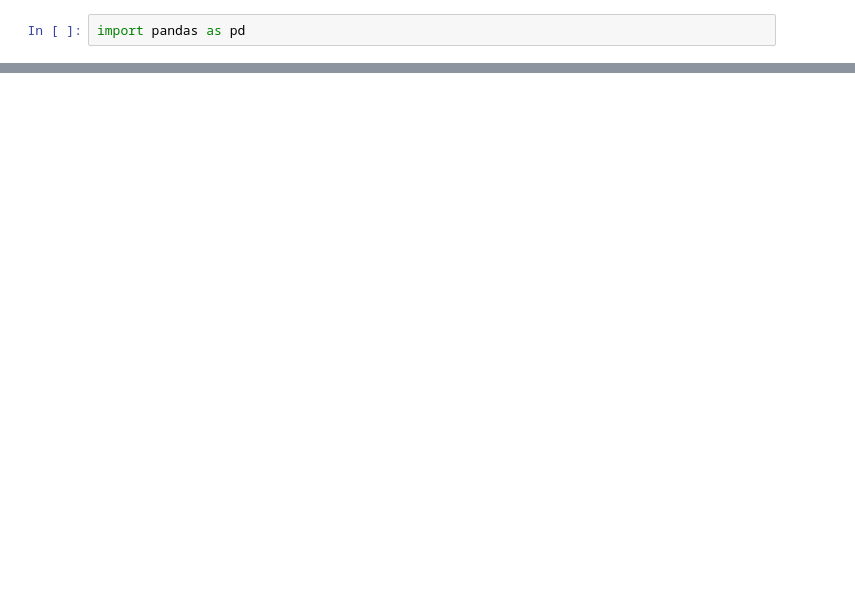
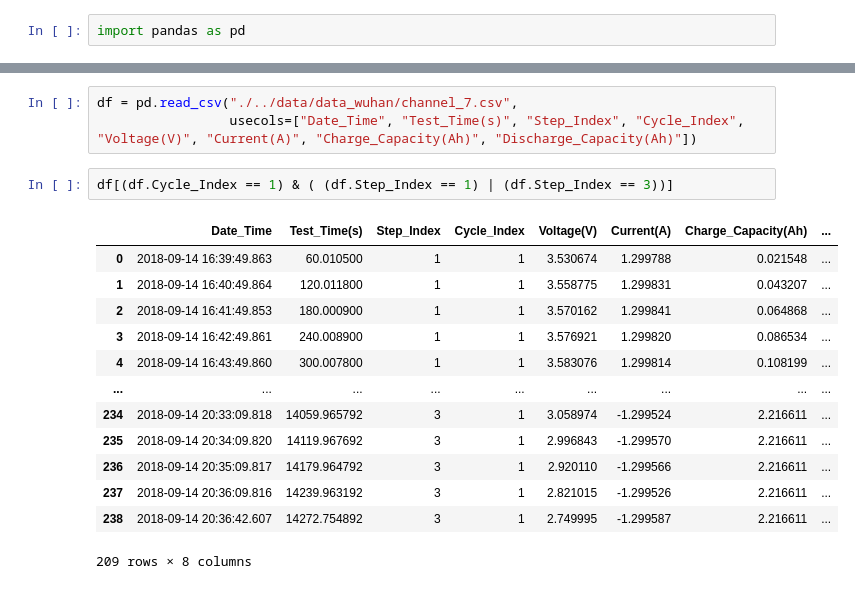
Before and after one commit to quang-ng/thesis-2020, a Jupyter notebook: jupyter_notebooks/generate_data_channel_7.ipynb, the cells around one changed output, grey strips where cells are left out. Saved outputs shown, nothing was run; the diff lists cells and outputs as text; blank space fills up the shorter version.

```diff
--- a/jupyter_notebooks/generate_data_channel_7.ipynb
+++ b/jupyter_notebooks/generate_data_channel_7.ipynb
@@ -108,0 +3,19 @@ fig.show()
+# %%
+df = pd.read_csv("./../data/data_wuhan/channel_7.csv",
+                 usecols=["Date_Time", "Test_Time(s)", "Step_Index", "Cycle_Index", "Voltage(V)", "Current(A)", "Charge_Capacity(Ah)", "Discharge_Capacity(Ah)"])
+# %%
+df[(df.Cycle_Index == 1) & ( (df.Step_Index == 1) | (df.Step_Index == 3))]
+# %% [output]
+|  | Date_Time | Test_Time(s) | Step_Index | Cycle_Index | Voltage(V) | Current(A) | Charge_Capacity(Ah) | ... |
+| 0 | 2018-09-14 16:39:49.863 | 60.010500 | 1 | 1 | 3.530674 | 1.299788 | 0.021548 | ... |
+| 1 | 2018-09-14 16:40:49.864 | 120.011800 | 1 | 1 | 3.558775 | 1.299831 | 0.043207 | ... |
+| 2 | 2018-09-14 16:41:49.853 | 180.000900 | 1 | 1 | 3.570162 | 1.299841 | 0.064868 | ... |
+| 3 | 2018-09-14 16:42:49.861 | 240.008900 | 1 | 1 | 3.576921 | 1.299820 | 0.086534 | ... |
+| 4 | 2018-09-14 16:43:49.860 | 300.007800 | 1 | 1 | 3.583076 | 1.299814 | 0.108199 | ... |
+| ... | ... | ... | ... | ... | ... | ... | ... | ... |
+| 234 | 2018-09-14 20:33:09.818 | 14059.965792 | 3 | 1 | 3.058974 | -1.299524 | 2.216611 | ... |
+| 235 | 2018-09-14 20:34:09.820 | 14119.967692 | 3 | 1 | 2.996843 | -1.299570 | 2.216611 | ... |
+| 236 | 2018-09-14 20:35:09.817 | 14179.964792 | 3 | 1 | 2.920110 | -1.299566 | 2.216611 | ... |
+| 237 | 2018-09-14 20:36:09.816 | 14239.963192 | 3 | 1 | 2.821015 | -1.299526 | 2.216611 | ... |
+| 238 | 2018-09-14 20:36:42.607 | 14272.754892 | 3 | 1 | 2.749995 | -1.299587 | 2.216611 | ... |
+209 rows × 8 columns
```
Also changed, not shown: parts of 39 cells of this notebook, 11 other files.
